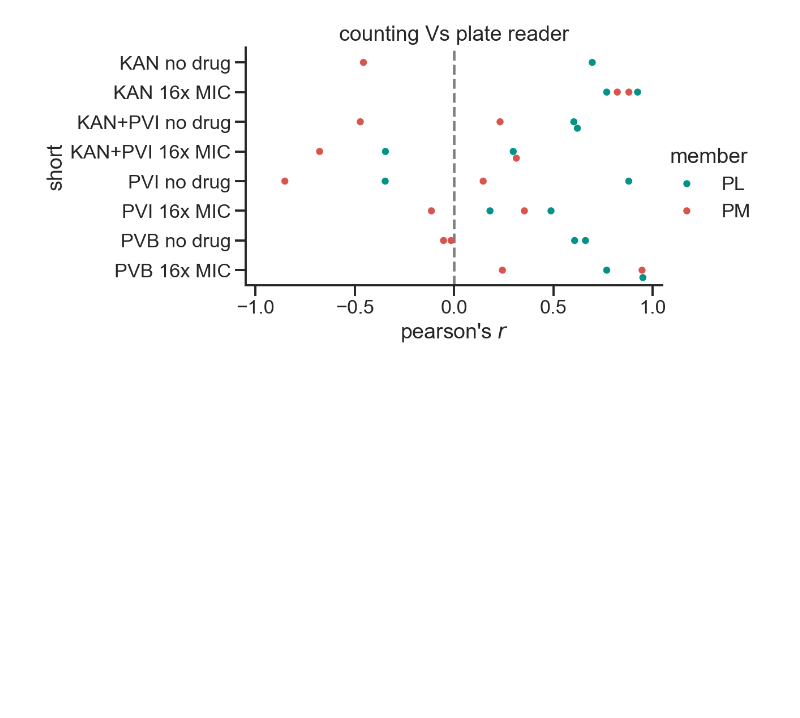
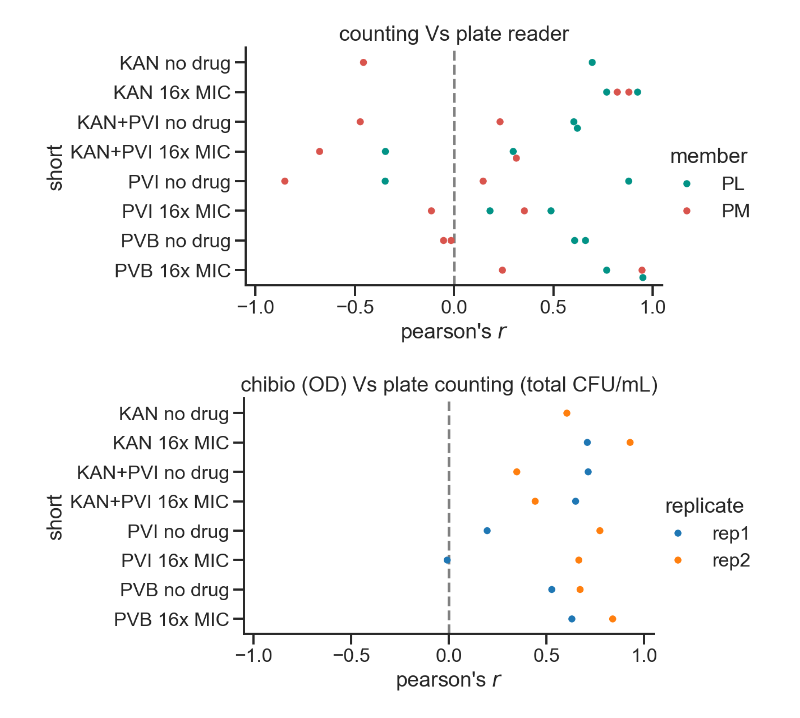
Before and after one commit to microbial-pangenomes-lab/2026_tricomm, a Jupyter notebook: correlation.ipynb, the cells around one changed output. Saved outputs shown, nothing was run; the diff lists cells and outputs as text; code cells hidden in the pictures; blank space fills up the shorter version.

```diff
--- a/correlation.ipynb
+++ b/correlation.ipynb
@@ -637,0 +661,36 @@ for ax in cp.axes.flatten():
+# %%
+c = c[c['plate'] == 'KAN'].groupby(['vial', 'replicate', 'name', 'short', 'plasmid', 'drug', 'time'])[['CFU/mL']].sum()
+m = m.set_index(['vial', 'replicate', 'name', 'short', 'plasmid', 'drug', 'time'])
+# %%
+# chibio vs plate counting
+o = m.join(c,
+           how='inner').reset_index()
+
+o = o.groupby(['vial', 'replicate', 'name', 'short',
+               'plasmid', 'drug'])[
+    ['smooth_od',
+     'CFU/mL']].corr().reset_index().rename(
+        columns={'level_6': 'variable'})
+
+o = o[o['variable'] == 'smooth_od']
+# %%
+cp = sns.catplot(data=o,
+                 hue='replicate',
+                 kind='swarm',
+                 # dodge=True,
+                 # palette=['xkcd:teal',
+                 #          'xkcd:pale red'],
+                 hue_order=['rep1', 'rep2'],
+                 y='short',
+                 x='CFU/mL',
+                 height=4, aspect=2,
+                 size=6)
+
+cp.set(xlabel='pearson\'s $r$',
+       title='chibio (OD) Vs plate counting (total CFU/mL)',
+       xlim=(-1.05, 1.05))
+
+for ax in cp.axes.flatten():
+    ax.axvline(0, color='grey', ls='dashed')
+# %% [output]
+[figure, added]
```
Also changed, not shown: parts of 1 cell of this notebook.
